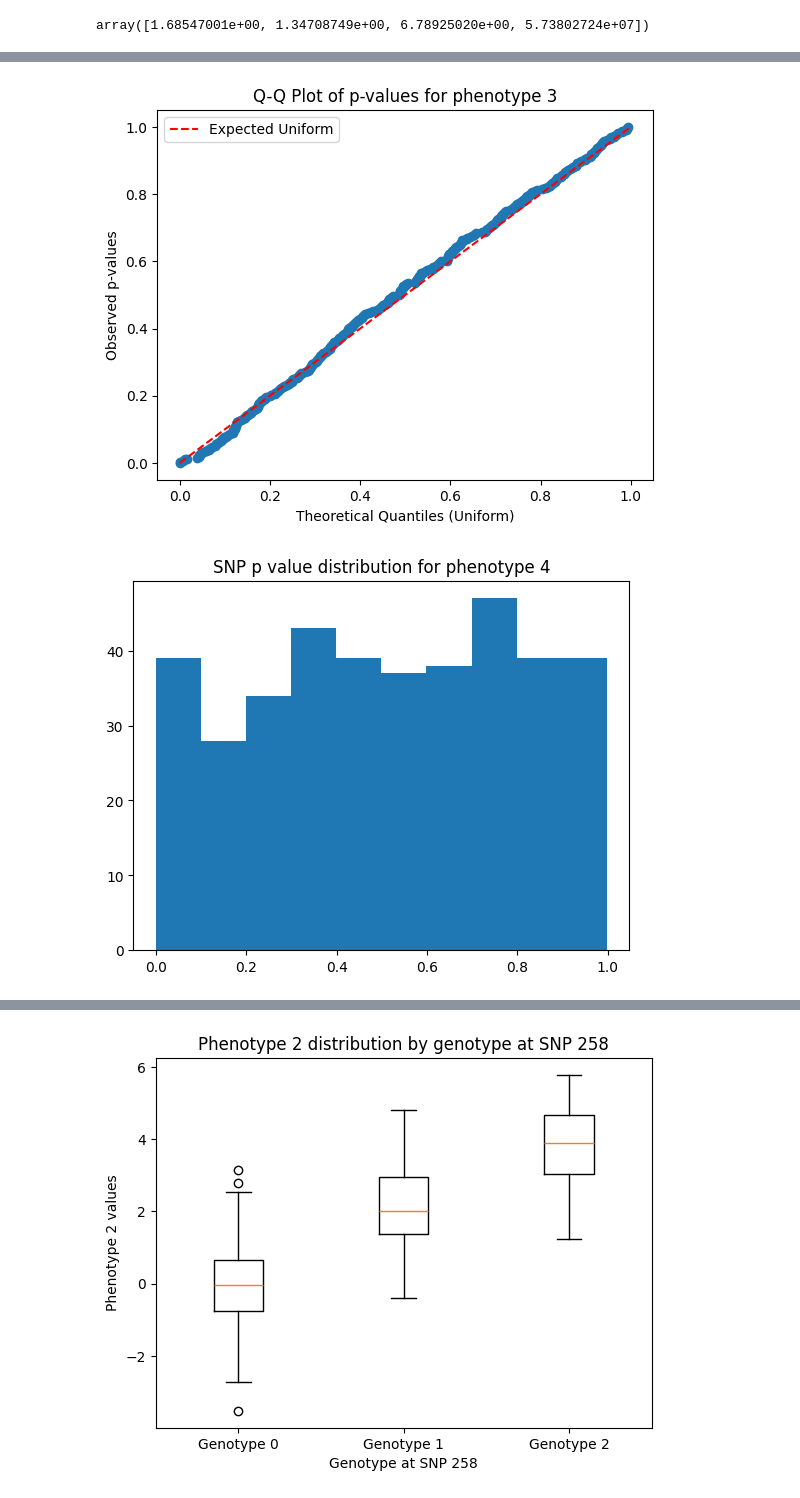
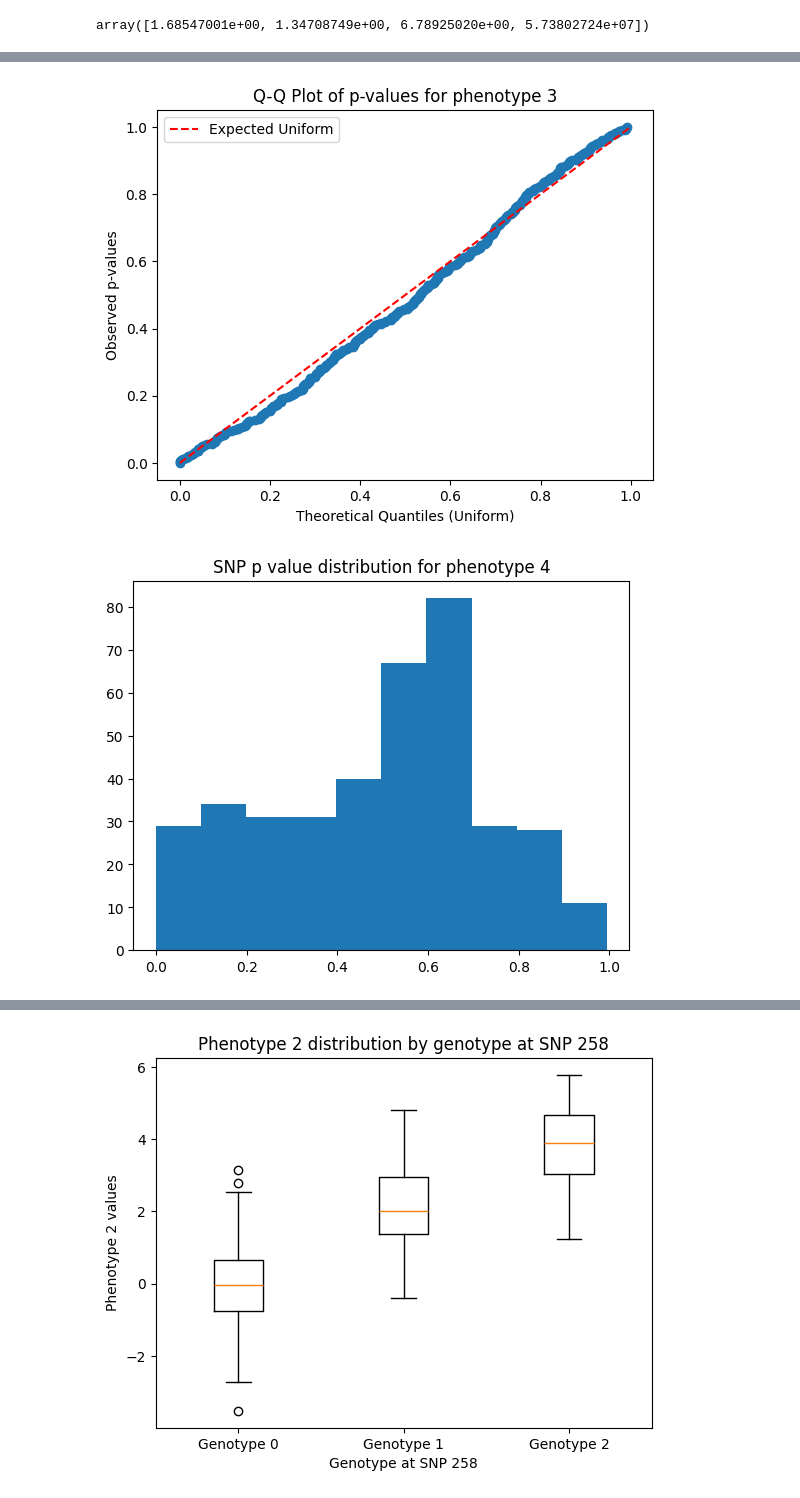
Before and after one commit to vishilp/dsbmed205, a Jupyter notebook: PS2/ps2.ipynb, the cells around one changed output, grey strips where cells are left out. Saved outputs shown, nothing was run; the diff lists cells and outputs as text; code cells hidden in the pictures.

Commit message:
updated code (phenotype-snp pairs for Q3)

```diff
--- a/PS2/ps2.ipynb
+++ b/PS2/ps2.ipynb
@@ -238,13 +239,21 @@ linmodel.coef_.shape #each row is a phenotype, each column a SNP
 linmodel.intercept_
 # %% [output]
 array([1.68547001e+00, 1.34708749e+00, 6.78925020e+00, 5.73802724e+07])
-# %%
-#reject null at anything below controlled FWER
-siglevel = 0.05/382
-import statsmodels.api as sm
-results = {}
-X2 = sm.add_constant(X2) #add an intercept, statsmodel doesn't have one by default
-for i in range(Y2.shape[1]): #for each output, we run a linear regression
-    model = sm.OLS(Y2[:, i], X2).fit()
-    results[i] = model
+# %%
+import statsmodels.api as sm
+#reject null at anything below controlled FWER
+siglevel = 0.05/382
+
+#we're running a model for every snp phenotype pair (382x4)
+
+results = {}
+for pheno in range(Y2.shape[1]):
+  phenotype = Y2[:,pheno]
+  pvals=[]
+  for genotype in range(X2.shape[1]):
+    snp = X2[:, genotype]
+    X3 = sm.add_constant(snp) #add an intercept, statsmodel doesn't have one by default
+    model = sm.OLS(phenotype, X3).fit()
+    pvals.append(model.pvalues[1])
+  results[pheno + 1] = pvals
 # %%
@@ -318,5 +313,5 @@ plt.show()
 # %%
-p_values_sorted = np.sort(p_values[2])  # Sort the p-values
+p_values_sorted = np.sort(results[3])  # Sort the p-values
 expected = np.linspace(0, 1, len(p_values_sorted))  # Expected uniform distribution
 plt.scatter(p_values_sorted, expected)
 plt.plot([0, 1], [0, 1], color='red', linestyle='--', label="Expected Uniform")  # Reference line
@@ -326,11 +321,11 @@ plt.title("Q-Q Plot of p-values for phenotype 3")
 plt.legend()
 plt.show()
 # %% [output]
-[figure, old version]
+[figure, new version]
 # %%
-plt.hist(p_values[3])
+plt.hist(results[4])
 plt.title("SNP p value distribution for phenotype 4")
 plt.show()
 # %% [output]
-[figure, old version]
+[figure, new version]
 # %%
```
Also changed, not shown: parts of 12 cells of this notebook.
